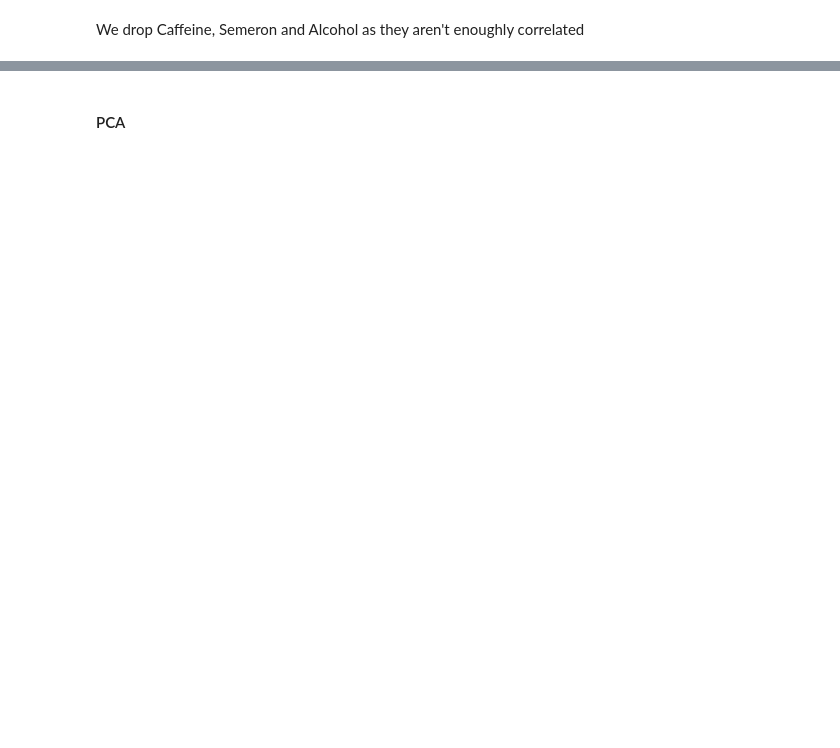
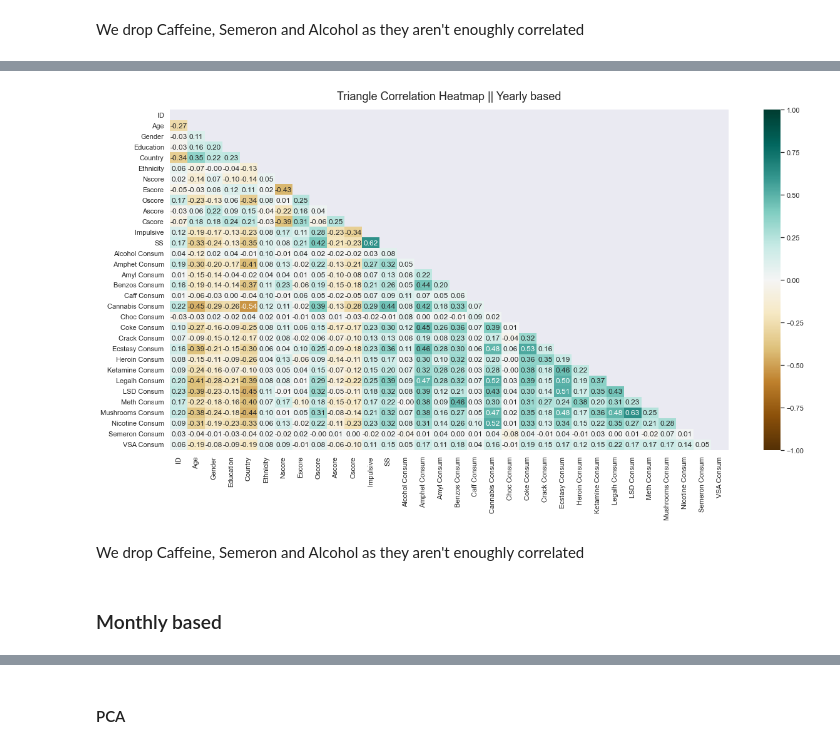
Before and after one commit to ras-000212/ESILV4-DIA-DataAnalysis-Project, a Jupyter notebook: data_analysis.ipynb, the cells around one changed output, grey strips where cells are left out. Drawn from its saved outputs; the diff is of its cells as text; code cells hidden in the pictures; blank space fills up the shorter version.

```diff
--- a/data_analysis.ipynb
+++ b/data_analysis.ipynb
@@ -320,0 +326,11 @@ df_num
+# %%
+cor = df_year.corr()
+plt.figure(figsize=(20, 10))
+# define the mask to set the values in the upper triangle to True
+mask = np.triu(np.ones_like(cor))
+heatmap = sns.heatmap(cor,mask=mask, vmin=-1, vmax=1, annot=True, cmap='BrBG', fmt='.2f')
+heatmap.set_title('Triangle Correlation Heatmap || Yearly based', fontdict={'fontsize':18}, pad=16);
+# %% [output]
+[figure, added]
+# %% [markdown]
+We drop Caffeine, Semeron and Alcohol as they aren't enoughly correlated
@@ -320,0 +339,2 @@ df_num
+# %% [markdown]
+### Monthly based
```
Also changed, not shown: parts of 20 cells of this notebook, 1 other file.
